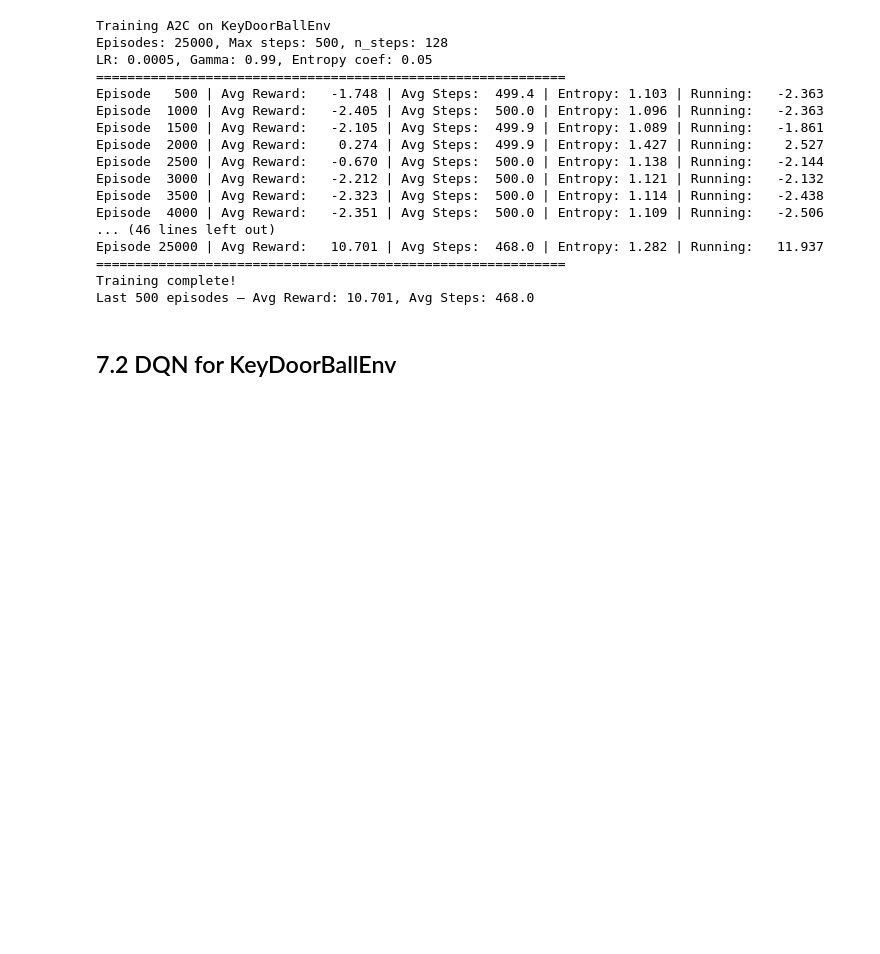
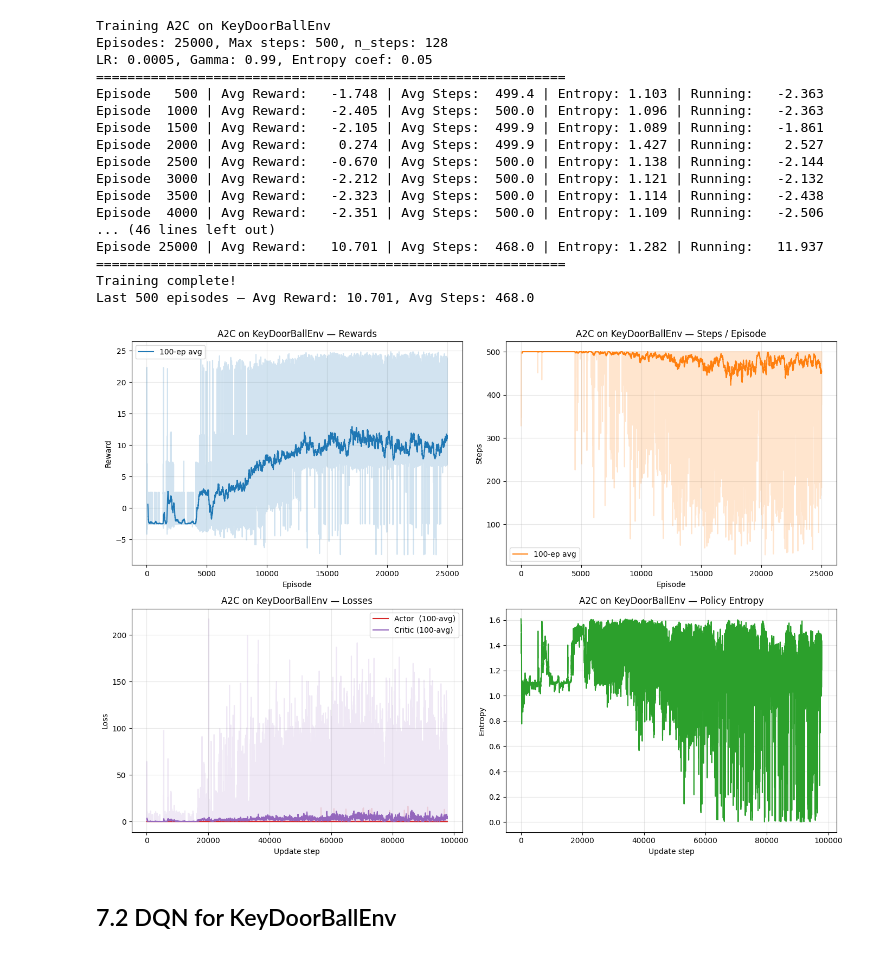
Before and after one commit to saraspagno/rl3, a Jupyter notebook: solution1+2.ipynb, the cells around one changed output. Drawn from its saved outputs; the diff is of its cells as text; code cells hidden in the pictures; blank space fills up the shorter version.

```diff
--- a/solution1+2.ipynb
+++ b/solution1+2.ipynb
@@ -2471,6 +2471,12 @@ Episode 25000 | Avg Reward:   10.701 | Avg Steps:  468.0 | Entropy: 1.282 | Runn
 ============================================================
 Training complete!
 Last 500 episodes — Avg Reward: 10.701, Avg Steps: 468.0
+# %%
+# Training curves
+for algo_name, data in keydoor_results.items():
+    plot_training(data["history"], title=f"{algo_name} on KeyDoorBallEnv")
+# %% [output]
+[figure, added]
 # %% [markdown]
 ## 7.2 DQN for KeyDoorBallEnv
 # %%
```
Also changed, not shown: parts of 4 cells of this notebook, 1 other file.
